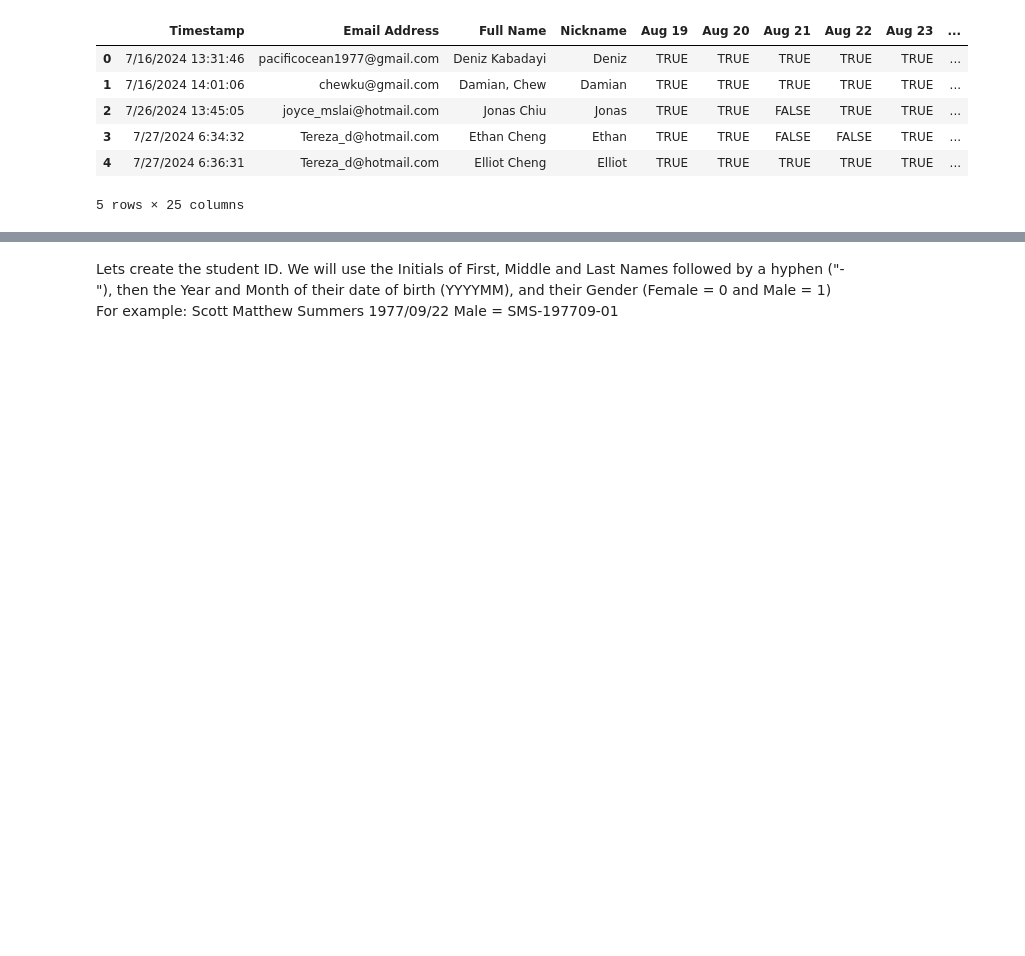
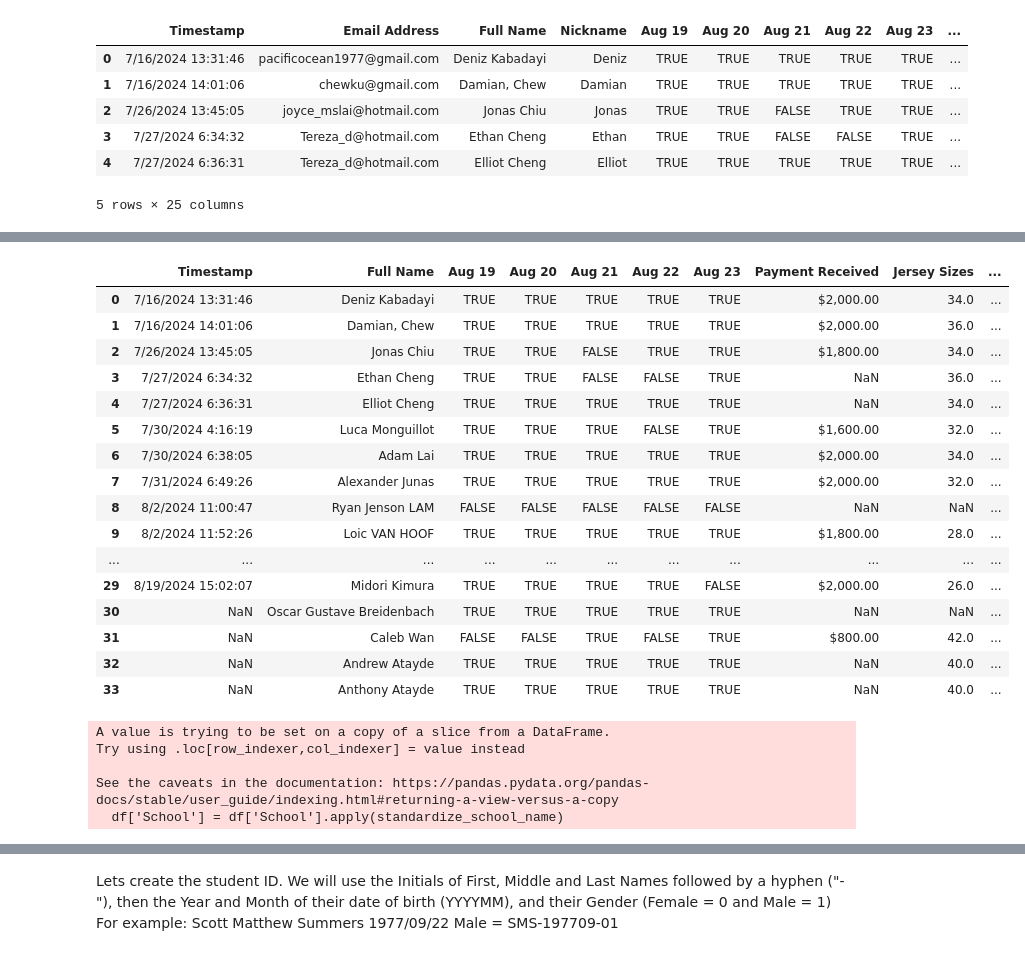
Before and after one commit to Kai2142/Data_Analytics_Portfolio, a Jupyter notebook: basketball_academy/Anonymize.ipynb, the cells around one changed output, grey strips where cells are left out. Saved outputs shown, nothing was run; the diff lists cells and outputs as text; code cells hidden in the pictures; blank space fills up the shorter version.

```diff
--- a/basketball_academy/Anonymize.ipynb
+++ b/basketball_academy/Anonymize.ipynb
@@ -65,16 +69,46 @@ After Skimming, I noticed some missing information. Two names are missing, lets
 # %%
-# Fill in Names at row 32 and 33
+# Change misspelling in row 31 and Fill in Names at row 32 and 33
+df.at[31,'Full Name'] = 'Caleb Wan'
 df.at[32, 'Full Name'] = 'Andrew Atayde'
 df.at[33, 'Full Name'] = 'Anthony Atayde'
 # Fill in Attendance at row 32 and 33 from Aug 19 - Aug 23
 df.iloc[32, 2:7] = 'TRUE'
 df.iloc[33, 2:7] = 'TRUE'
 # Fill in Gender at row 32 and 33.
 df.at[32, 'Gender'] = 'Male'
 df.at[33, 'Gender'] = 'Male'
 # Fill in missing Date of Birth for row 30:34
-
 df.at[30,'Date of Birth'] = '1/1/2017'
 df.at[31,'Date of Birth'] = '1/1/2017'
 df.at[32,'Date of Birth'] = '10/14/2009'
 df.at[33,'Date of Birth'] = '5/31/2008'
+# Fill in missing Ages for row 30:34
+df.at[30,'Age'] = '9'
+df.at[31,'Age'] = '14'
+df.at[32,'Age'] = '14'
+df.at[33,'Age'] = '16'
+# Fill in missing Schools
+df.at[30,'School'] = 'Unknown'
+df.at[31,'School'] = 'Canadian International School'
+df.at[32,'School'] = 'DSC'
+df.at[33,'School'] = 'DSC'
+
+df
+# %% [output]
+|  | Timestamp | Full Name | Aug 19 | Aug 20 | Aug 21 | Aug 22 | Aug 23 | Payment Received | Jersey Sizes | ... |
+| 0 | 7/16/2024 13:31:46 | Deniz Kabadayi | TRUE | TRUE | TRUE | TRUE | TRUE | $2,000.00 | 34.0 | ... |
+| 1 | 7/16/2024 14:01:06 | Damian, Chew | TRUE | TRUE | TRUE | TRUE | TRUE | $2,000.00 | 36.0 | ... |
+| 2 | 7/26/2024 13:45:05 | Jonas Chiu | TRUE | TRUE | FALSE | TRUE | TRUE | $1,800.00 | 34.0 | ... |
+| 3 | 7/27/2024 6:34:32 | Ethan Cheng | TRUE | TRUE | FALSE | FALSE | TRUE | NaN | 36.0 | ... |
+| 4 | 7/27/2024 6:36:31 | Elliot Cheng | TRUE | TRUE | TRUE | TRUE | TRUE | NaN | 34.0 | ... |
+| 5 | 7/30/2024 4:16:19 | Luca Monguillot | TRUE | TRUE | TRUE | FALSE | TRUE | $1,600.00 | 32.0 | ... |
+| 6 | 7/30/2024 6:38:05 | Adam Lai | TRUE | TRUE | TRUE | TRUE | TRUE | $2,000.00 | 34.0 | ... |
+| 7 | 7/31/2024 6:49:26 | Alexander Junas | TRUE | TRUE | TRUE | TRUE | TRUE | $2,000.00 | 32.0 | ... |
+| 8 | 8/2/2024 11:00:47 | Ryan Jenson LAM | FALSE | FALSE | FALSE | FALSE | FALSE | NaN | NaN | ... |
+| 9 | 8/2/2024 11:52:26 | Loic VAN HOOF | TRUE | TRUE | TRUE | TRUE | TRUE | $1,800.00 | 28.0 | ... |
+| ... | ... | ... | ... | ... | ... | ... | ... | ... | ... | ... |
+| 29 | 8/19/2024 15:02:07 | Midori Kimura | TRUE | TRUE | TRUE | TRUE | FALSE | $2,000.00 | 26.0 | ... |
+| 30 | NaN | Oscar Gustave Breidenbach | TRUE | TRUE | TRUE | TRUE | TRUE | NaN | NaN | ... |
+| 31 | NaN | Caleb Wan | FALSE | FALSE | TRUE | FALSE | TRUE | $800.00 | 42.0 | ... |
+| 32 | NaN | Andrew Atayde | TRUE | TRUE | TRUE | TRUE | TRUE | NaN | 40.0 | ... |
+| 33 | NaN | Anthony Atayde | TRUE | TRUE | TRUE | TRUE | TRUE | NaN | 40.0 | ... |
@@ -81,3 +140,14 @@ df.at[33,'Date of Birth'] = '5/31/2008'
+# %%
+def standardize_school_name(school_name):
+    return school_mappings.get(school_name.strip(), school_name)
+
+df['School'] = df['School'].apply(standardize_school_name)
+# %% [output]
+A value is trying to be set on a copy of a slice from a DataFrame.
+Try using .loc[row_indexer,col_indexer] = value instead
+
+See the caveats in the documentation: https://pandas.pydata.org/pandas-docs/stable/user_guide/indexing.html#returning-a-view-versus-a-copy
+  df['School'] = df['School'].apply(standardize_school_name)
 # %%
 df
 # %% [output]
```
Also changed, not shown: parts of 13 cells of this notebook, 7 other files.
